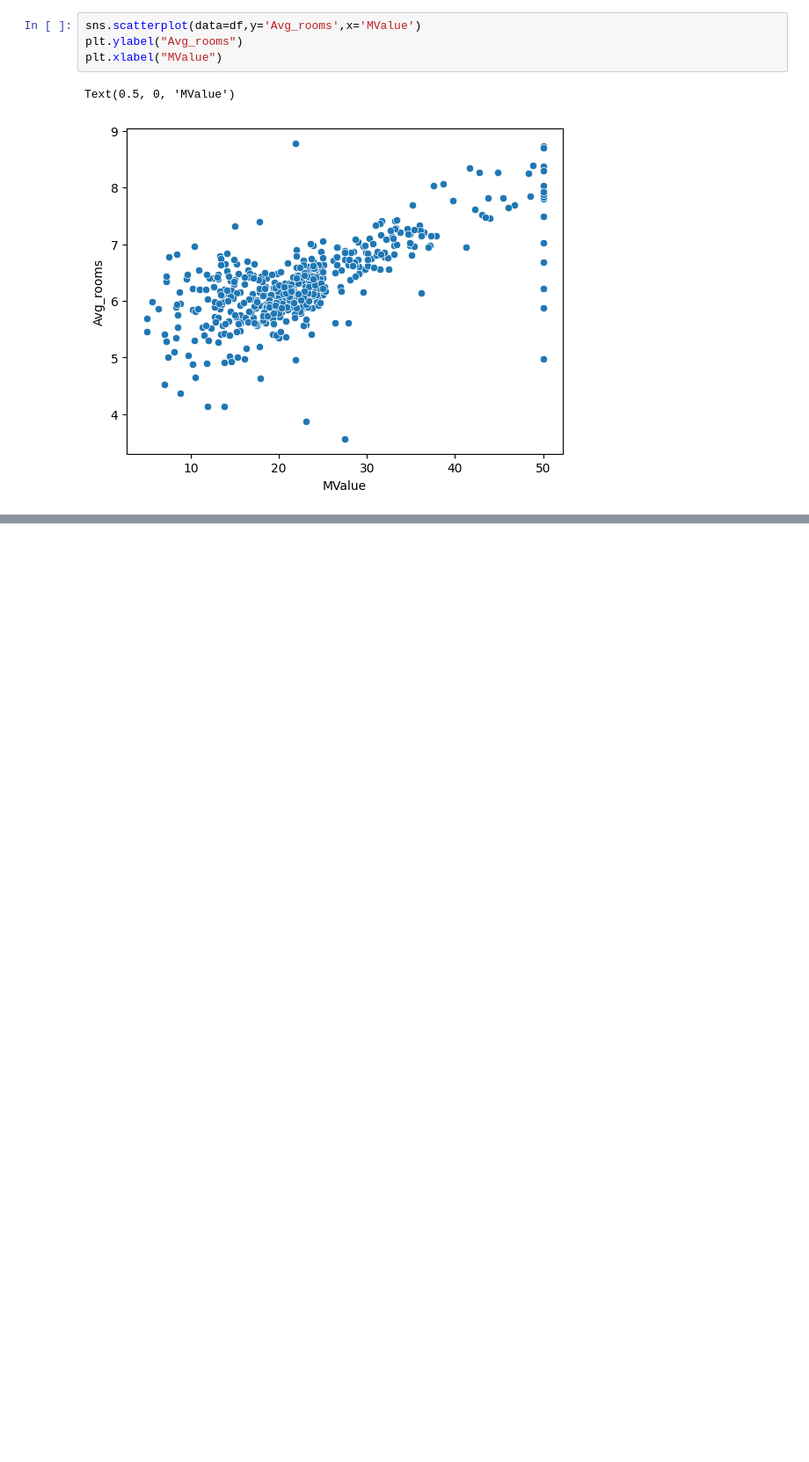
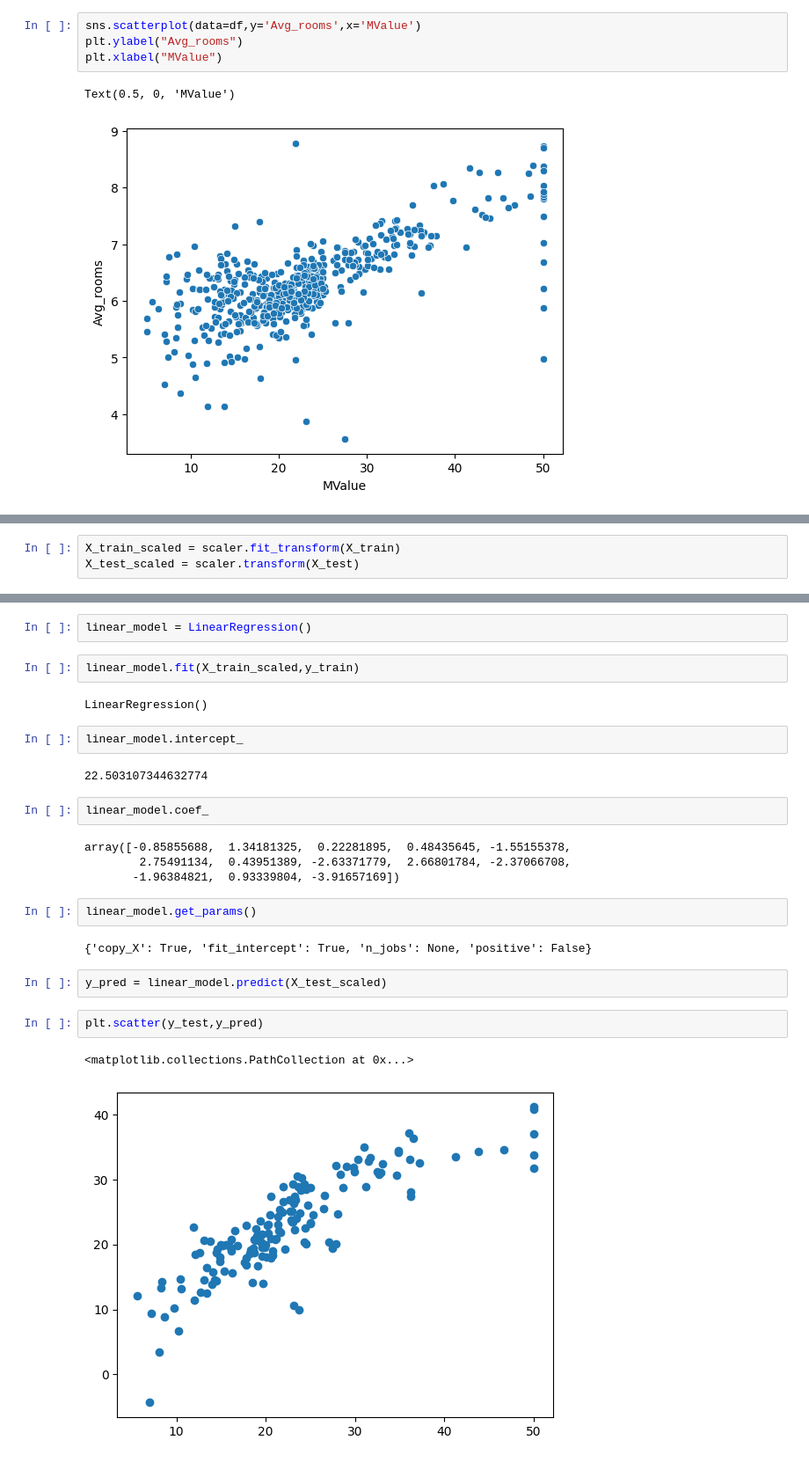
Before and after one commit to sai-darshan-k/Advanced-Machine-Learning, a Jupyter notebook: 2348548_LReg_Lab1.ipynb, the cells around one changed output, grey strips where cells are left out. Shown at 88% size. Drawn from its saved outputs; the diff is of its cells as text; blank space fills up the shorter version.

```diff
--- a/2348548_LReg_Lab1.ipynb
+++ b/2348548_LReg_Lab1.ipynb
@@ -127,0 +138,3 @@ Text(0.5, 0, 'MValue')
+# %%
+X_train_scaled = scaler.fit_transform(X_train)
+X_test_scaled = scaler.transform(X_test)
@@ -127,0 +143,27 @@ Text(0.5, 0, 'MValue')
+# %%
+linear_model = LinearRegression()
+# %%
+linear_model.fit(X_train_scaled,y_train)
+# %% [output]
+LinearRegression()
+# %%
+linear_model.intercept_
+# %% [output]
+22.503107344632774
+# %%
+linear_model.coef_
+# %% [output]
+array([-0.85855688,  1.34181325,  0.22281895,  0.48435645, -1.55155378,
+        2.75491134,  0.43951389, -2.63371779,  2.66801784, -2.37066708,
+       -1.96384821,  0.93339804, -3.91657169])
+# %%
+linear_model.get_params()
+# %% [output]
+{'copy_X': True, 'fit_intercept': True, 'n_jobs': None, 'positive': False}
+# %%
+y_pred = linear_model.predict(X_test_scaled)
+# %%
+plt.scatter(y_test,y_pred)
+# %% [output]
+<matplotlib.collections.PathCollection at 0x...>
+[figure, added]
```
Also changed, not shown: parts of 12 cells of this notebook.
